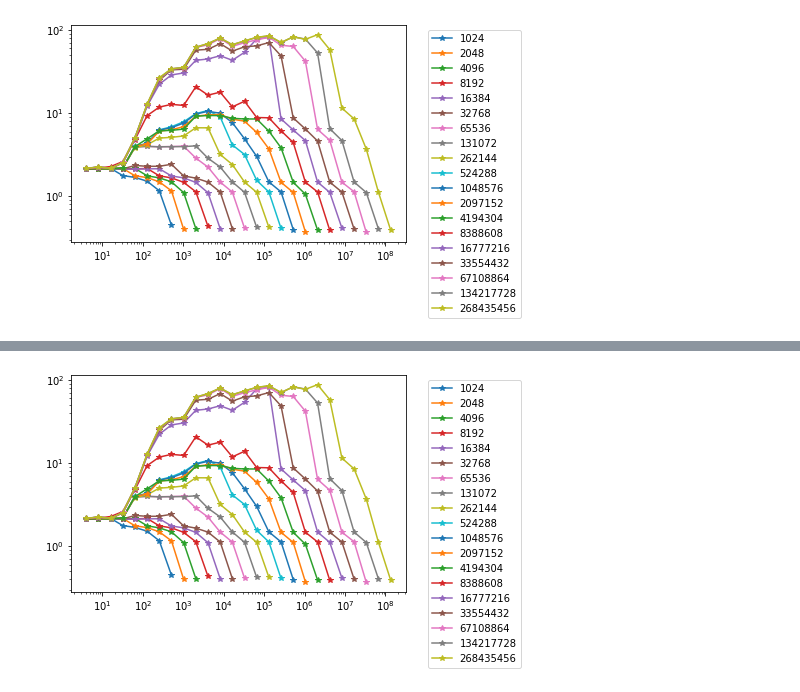
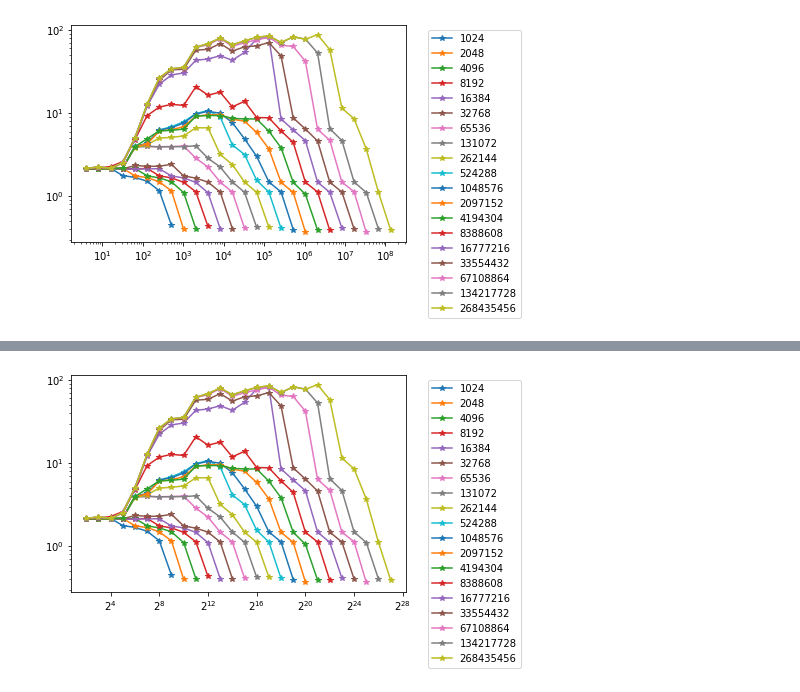
Before and after one commit to fvanmaele/hasc, a Jupyter notebook: ex01/pointer_chasing.ipynb, the cells around one changed output, grey strips where cells are left out. Cells and saved outputs as stored; diff of their text form; code cells hidden in the pictures.

```diff
--- a/ex01/pointer_chasing.ipynb
+++ b/ex01/pointer_chasing.ipynb
@@ -36,12 +49,13 @@ array(['N', '4', '8', '16', '32', '64', '128', '256', '512', '1024',
 # %%
 header = df.columns.values
 
 for index, row in enumerate(df.values):
     x = header[1:].astype(float)
     y = row[1:]
     plt.loglog(x, y, marker='*', label=row[0].astype(int))
 
+plt.xscale('log', basex=2)
 plt.legend(bbox_to_anchor=(1.05, 1), loc='upper left')
 plt.show()
 # %% [output]
-[figure, old version]
+[figure, new version]
```
Also changed, not shown: parts of 1 cell of this notebook, 5 other files.
